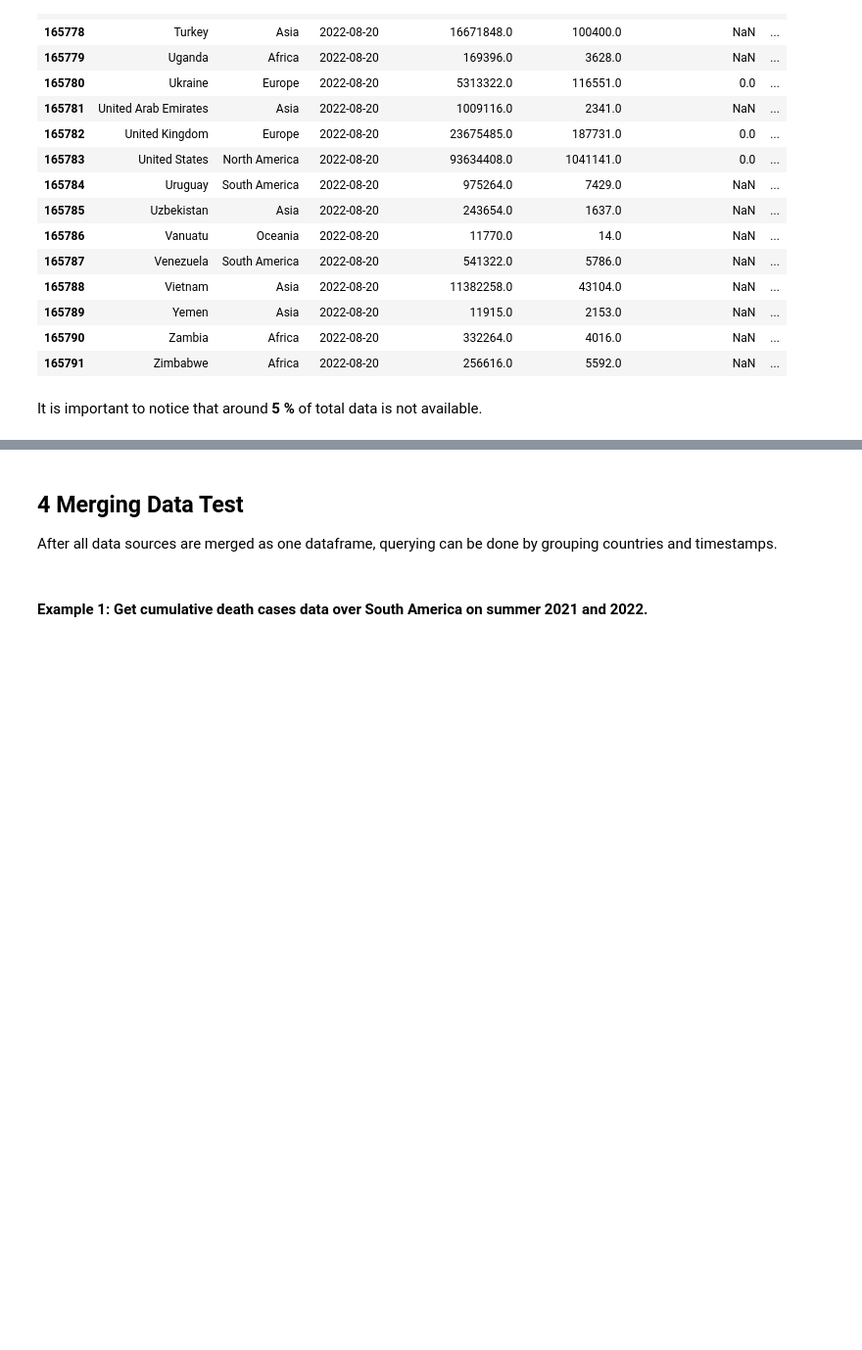
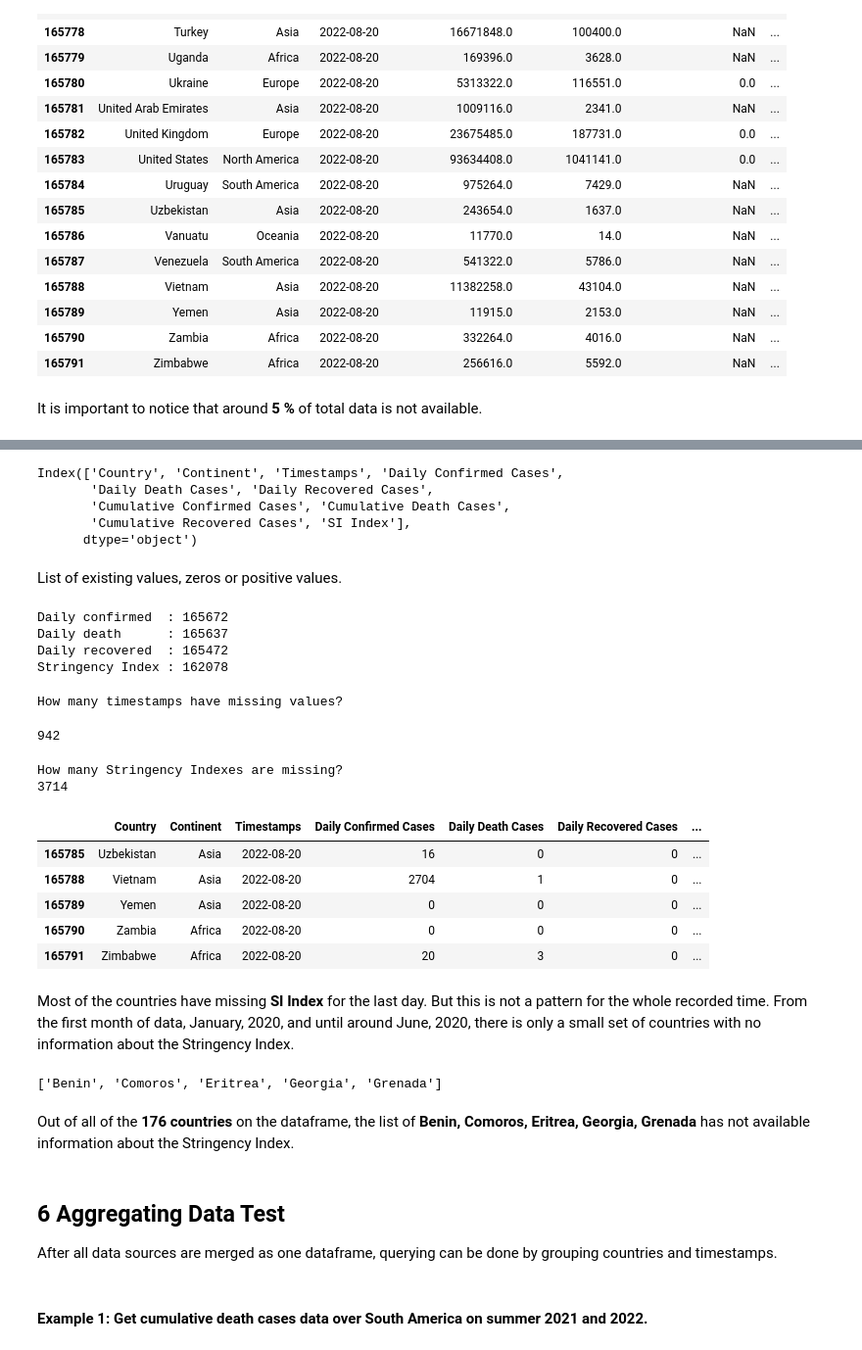
Before and after one commit to OctavioAlcazar55/DDP-unibz-project-18697, a Jupyter notebook: Notebooks/US5-DataAggregation.ipynb, the cells around one changed output, grey strips where cells are left out. Shown at 98% size. Cells and saved outputs as stored; diff of their text form; code cells hidden in the pictures; blank space fills up the shorter version.

```diff
--- a/Notebooks/US5-DataAggregation.ipynb
+++ b/Notebooks/US5-DataAggregation.ipynb
@@ -986,5 +1068,54 @@ It is important to notice that around **5 %** of total data is not available.
+# %%
+merged_df.columns
+# %% [output]
+Index(['Country', 'Continent', 'Timestamps', 'Daily Confirmed Cases',
+       'Daily Death Cases', 'Daily Recovered Cases',
+       'Cumulative Confirmed Cases', 'Cumulative Death Cases',
+       'Cumulative Recovered Cases', 'SI Index'],
+      dtype='object')
+# %% [markdown]
+List of existing values, zeros or positive values.
+# %%
+print("Daily confirmed  :",(merged_df["Daily Confirmed Cases"].values >= 0).sum())
+print("Daily death      :",(merged_df["Daily Death Cases"].values >= 0).sum())
+print("Daily recovered  :",(merged_df["Daily Recovered Cases"].values >= 0).sum())
+print("Stringency Index :",(merged_df["SI Index"].values >= 0).sum())
+# %% [output]
+Daily confirmed  : 165672
+Daily death      : 165637
+Daily recovered  : 165472
+Stringency Index : 162078
+# %%
+print("How many timestamps have missing values?")
+len(np.unique(merged_df.loc[merged_df.isna().any(axis=1), "Timestamps"]))
+# %% [output]
+How many timestamps have missing values?
+942
+# %%
+print("How many Stringency Indexes are missing?")
+print(merged_df[merged_df["SI Index"].isna()].shape[0])
+merged_df[merged_df["SI Index"].isna()].tail(5)
+# %% [output]
+How many Stringency Indexes are missing?
+3714
+|  | Country | Continent | Timestamps | Daily Confirmed Cases | Daily Death Cases | Daily Recovered Cases | ... |
+| 165785 | Uzbekistan | Asia | 2022-08-20 | 16 | 0 | 0 | ... |
+| 165788 | Vietnam | Asia | 2022-08-20 | 2704 | 1 | 0 | ... |
+| 165789 | Yemen | Asia | 2022-08-20 | 0 | 0 | 0 | ... |
+| 165790 | Zambia | Africa | 2022-08-20 | 0 | 0 | 0 | ... |
+| 165791 | Zimbabwe | Africa | 2022-08-20 | 20 | 3 | 0 | ... |
+# %% [markdown]
+Most of the countries have missing **SI Index** for the last day. But this is not a pattern for the whole recorded time. From the first month of data, January, 2020, and until around June, 2020, there is only a small set of countries with no information about the Stringency Index.
+# %%
+subset_df = merged_df.loc[merged_df["Timestamps"]< "2022-07-01"]
+
+list(np.unique(subset_df[subset_df['SI Index'].isna()]["Country"]))
+# %% [output]
+['Benin', 'Comoros', 'Eritrea', 'Georgia', 'Grenada']
+# %% [markdown]
+Out of all of the **176 countries** on the dataframe, the list of **Benin, Comoros, Eritrea, Georgia, Grenada** has not available information about the Stringency Index.
 # %% [markdown]
-## 4 Merging Data Test  <a class="anchor" id="test-data"></a>
+## 6 Aggregating Data Test  <a class="anchor" id="test-data"></a>
 
 After all data sources are merged as one dataframe, querying can be done by grouping countries and timestamps.
 # %% [markdown]
```
Also changed, not shown: parts of 18 cells of this notebook, 3 other files.
